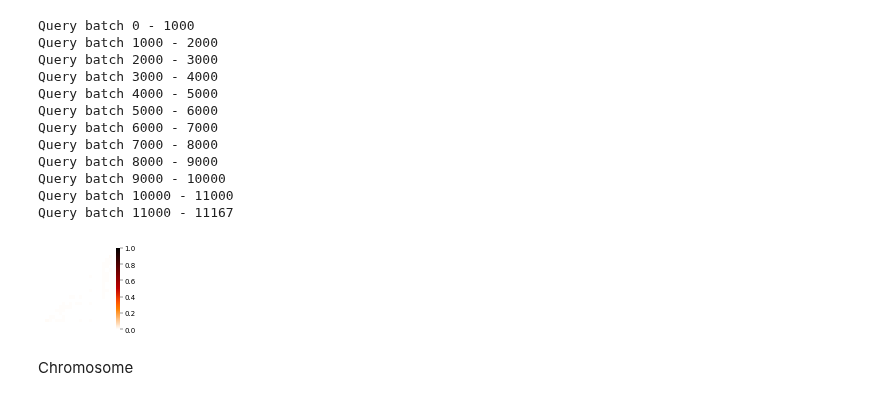
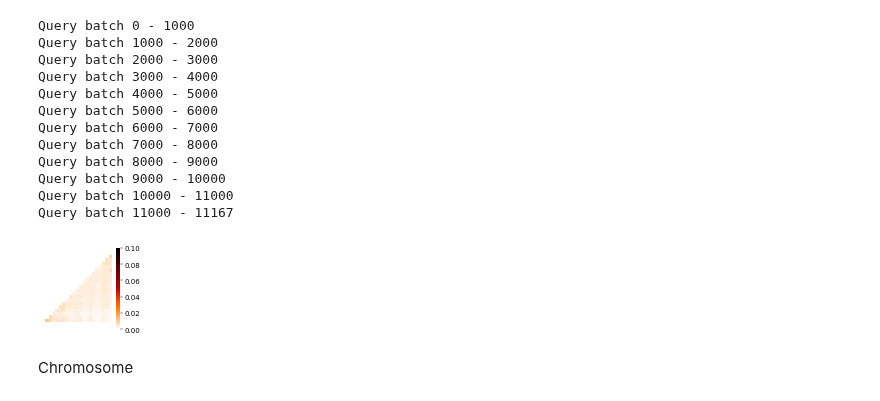
Before and after one commit to sarah-n-wright/Network_Evaluation_Tools, a Jupyter notebook: StateOfTheInteractomes_Notebooks/1_Statistics_and_Representation.ipynb, the cells around one changed output. Saved outputs shown, nothing was run; the diff lists cells and outputs as text; code cells hidden in the pictures.

Commit message:
Clean up Notebook 1/2 and data files

```diff
--- a/StateOfTheInteractomes_Notebooks/1_Statistics_and_Representation.ipynb
+++ b/StateOfTheInteractomes_Notebooks/1_Statistics_and_Representation.ipynb
@@ -47,7 +49,7 @@ plt.rcParams['ytick.minor.size'] = 2
 plt.rcParams['xtick.major.pad'] = 1
 plt.rcParams['ytick.major.pad'] = 1
 plt.rcParams['axes.labelpad'] = 1
-plt.rcParams['patch.linewidth'] = 0.25
+plt.rcParams['patch.linewidth'] = 0.3
 # %% [markdown]
 Relevant Directories
 # %%
@@ -477,0 +513,2 @@ ax[1].tick_params(axis='y', length=0)
+# %%
+feature_data = annotation_data[((annotation_data.db_count > 0) | (annotation_data.PC))]
@@ -542,19 +598,23 @@ Query batch 11000 - 11167
 bins = np.percentile(gene_mean_prot, q=[i*5 for i in range(21)])
 gene_bins = get_genes_per_bin(gene_mean_prot, bins)
 gene_bins.index = gene_bins.index.astype(int)
+# %%
+gene_bins = gene_bins.join(feature_data)
 # %%
 prot_bins = sorted(gene_bins.bin.unique())
 prot_bins_dict = {prot_bins[i]:i for i in range(len(prot_bins))}
-prot_bin_sizes = gene_bins[gene_bins.index.isin(node_list)].bin.value_counts().sort_index().to_list()
+prot_bin_sizes = gene_bins[gene_bins.index.isin(stats.nodes)].bin.value_counts().sort_index().to_list()
 prot_bin_map = gene_bins.loc[:, ('bin')].to_dict()
-prot_bin_map = {gene: prot_bins_dict[prot_bin_map[gene]] for gene in prot_bin_map.keys()}
+prot_bin_map = {gene: prot_bins_dict[prot_bin_map[gene]] for gene in prot_bin_map.keys() if gene in stats.nodes}
 prot_counts = get_bin_counts(edge_counts, prot_bin_map, node_mapping, prot_bins)
 prot_totals = get_bin_totals(prot_bins, prot_bin_sizes)
 _ = plt.figure(figsize=(1.5, 1.5))
-sns.heatmap(prot_counts/prot_totals, square=True, cmap='gist_heat_r', vmin=0, vmax=1, xticklabels=False, yticklabels=False)
-plt.gca().invert_yaxis()
+with warnings.catch_warnings():
+    warnings.simplefilter("ignore")
+    sns.heatmap(prot_counts/prot_totals, square=True, cmap='gist_heat_r', vmin=0, vmax=0.1, xticklabels=False, yticklabels=False)
+    plt.gca().invert_yaxis()
 # %% [output]
-[figure, old version]
+[figure, new version]
 # %% [markdown]
 Chromosome
 # %%
```
Also changed, not shown: parts of 119 cells of this notebook, 28 other files.
